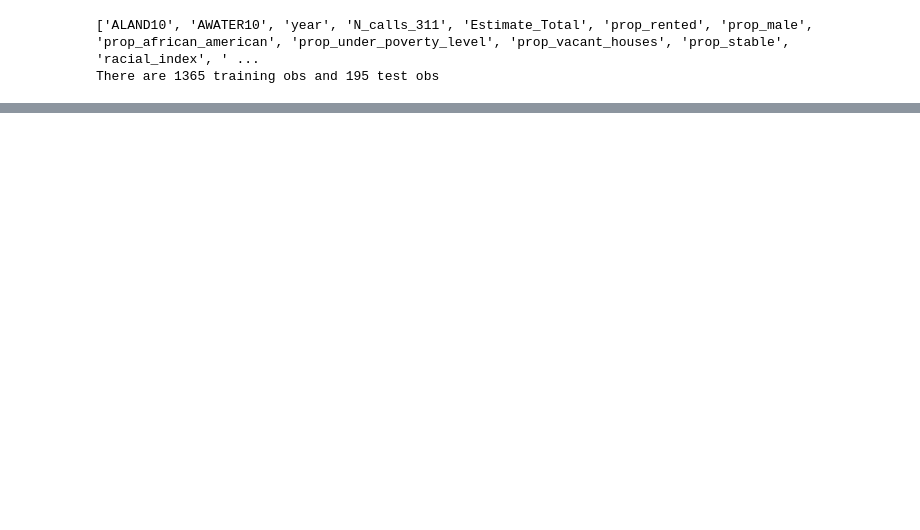
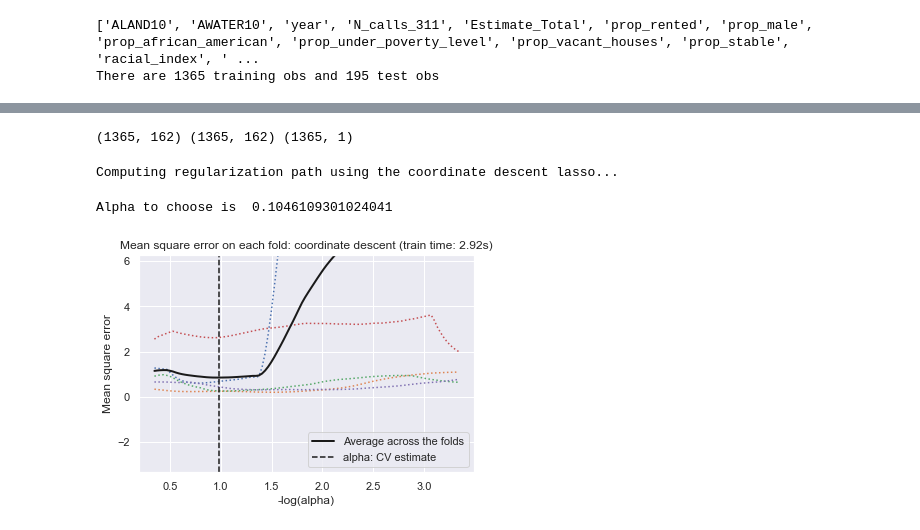
Before and after one commit to zhiwei-kou/sf-crime, a Jupyter notebook: code/python_modeling/2_Modeling_With_More_Features_log_count.ipynb, the cells around one changed output, grey strips where cells are left out. Saved outputs shown, nothing was run; the diff lists cells and outputs as text; code cells hidden in the pictures; blank space fills up the shorter version.

```diff
--- a/code/python_modeling/2_Modeling_With_More_Features_log_count.ipynb
+++ b/code/python_modeling/2_Modeling_With_More_Features_log_count.ipynb
@@ -235,0 +307,47 @@ MSE: 0.15031833468610328
+# %%
+X_scaler = StandardScaler()
+X_scaler.fit(X_train_all)
+X_train_scale = X_scaler.transform(X_train_all)
+X_test_scale = X_scaler.transform(X_test)
+
+y_scaler = StandardScaler()
+y_scaler.fit(np.array(y_train_all ).reshape(-1,1))
+y_train_scale = y_scaler.transform(np.array(y_train_all ).reshape(-1,1) )
+y_test_scale = y_scaler.transform(np.array(y_test).reshape(-1,1))
+print(X_train_scale.shape, X_train_all.shape, y_train_scale.shape)
+# %% [output]
+(1365, 162) (1365, 162) (1365, 1)
+# %%
+# Compute paths
+print("Computing regularization path using the coordinate descent lasso...")
+t1 = time.time()
+lasso_cv = LassoCV(cv=cv, max_iter=10000).fit(X_train_scale, y_train_scale.reshape(1365))
+t_lasso_cv = time.time() - t1
+
+# Display results
+m_log_alphas = -np.log10(lasso_cv.alphas_)
+
+plt.figure()
+ymin, ymax = np.min(y_train_scale), np.max(y_train_scale)
+plt.plot(m_log_alphas, lasso_cv.mse_path_, ':')
+plt.plot(m_log_alphas, lasso_cv.mse_path_.mean(axis=-1), 'k',
+         label='Average across the folds', linewidth=2)
+plt.axvline(-np.log10(lasso_cv.alpha_), linestyle='--', color='k',
+            label='alpha: CV estimate')
+
+plt.legend()
+
+plt.xlabel('-log(alpha)')
+plt.ylabel('Mean square error')
+plt.title('Mean square error on each fold: coordinate descent '
+          '(train time: %.2fs)' % t_lasso_cv)
+plt.axis('tight')
+plt.ylim(ymin, ymax)
+
+best_alpha = lasso_cv.alphas_[np.argmin(lasso_cv.mse_path_.mean(axis=-1))]
+
+print('Alpha to choose is ', best_alpha)
+# %% [output]
+Computing regularization path using the coordinate descent lasso...
+Alpha to choose is  0.1046109301024041
+[figure, added]
```
Also changed, not shown: parts of 13 cells of this notebook, 1 other file.
